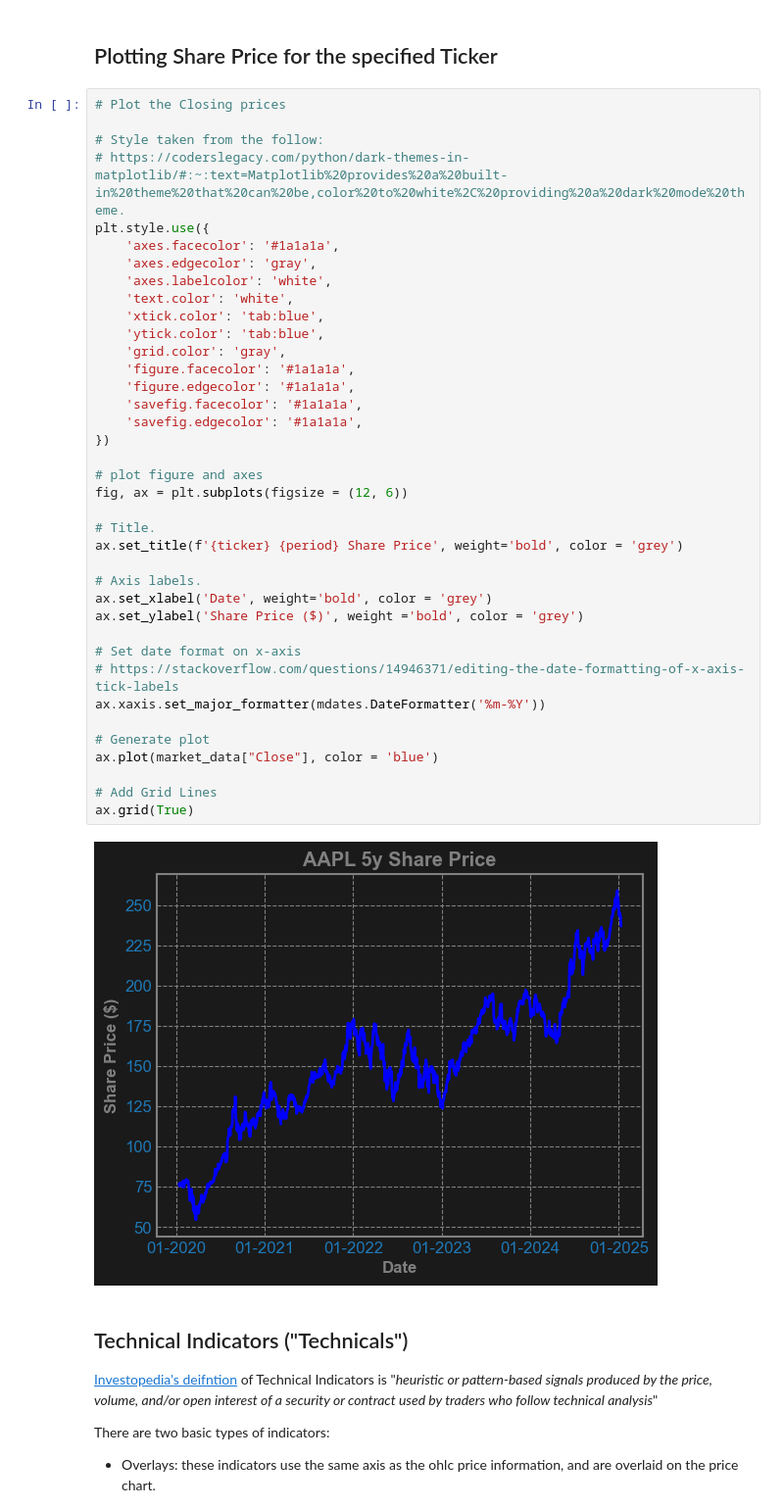
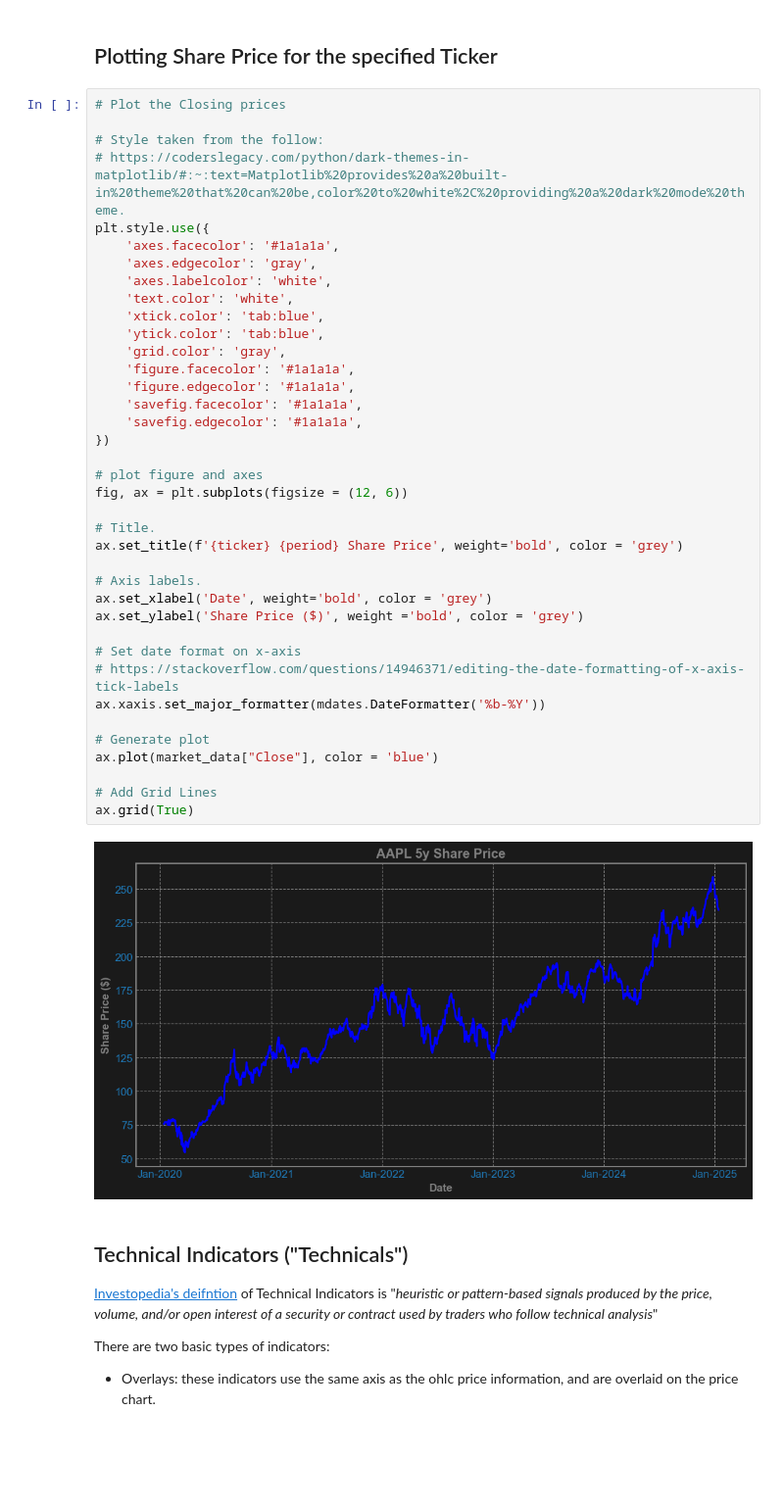
Before and after one commit to fdennehy/pfda-project, a Jupyter notebook: tech_analysis.ipynb, the cells around one changed output. Shown: that part at 98% size. Saved outputs shown, nothing was run; the diff lists cells and outputs as text; blank space fills up the shorter version.

```diff
--- a/tech_analysis.ipynb
+++ b/tech_analysis.ipynb
@@ -123,35 +122,35 @@ plt.style.use({
     'axes.labelcolor': 'white',
     'text.color': 'white',
     'xtick.color': 'tab:blue',
     'ytick.color': 'tab:blue',
     'grid.color': 'gray',
     'figure.facecolor': '#1a1a1a',
     'figure.edgecolor': '#1a1a1a',
     'savefig.facecolor': '#1a1a1a',
     'savefig.edgecolor': '#1a1a1a',
 })
 
 # plot figure and axes
 fig, ax = plt.subplots(figsize = (12, 6))
 
 # Title.
 ax.set_title(f'{ticker} {period} Share Price', weight='bold', color = 'grey')
 
 # Axis labels.
 ax.set_xlabel('Date', weight='bold', color = 'grey')
 ax.set_ylabel('Share Price ($)', weight ='bold', color = 'grey')
 
 # Set date format on x-axis
 # https://stackoverflow.com/questions/14946371/editing-the-date-formatting-of-x-axis-tick-labels
-ax.xaxis.set_major_formatter(mdates.DateFormatter('%m-%Y'))
+ax.xaxis.set_major_formatter(mdates.DateFormatter('%b-%Y'))
 
 # Generate plot
 ax.plot(market_data["Close"], color = 'blue')
 
 # Add Grid Lines
 ax.grid(True)
 # %% [output]
-[figure, old version]
+[figure, new version]
 # %% [markdown]
 ## Technical Indicators ("Technicals") ##
 
```
Also changed, not shown: parts of 11 cells of this notebook, 8 other files.
